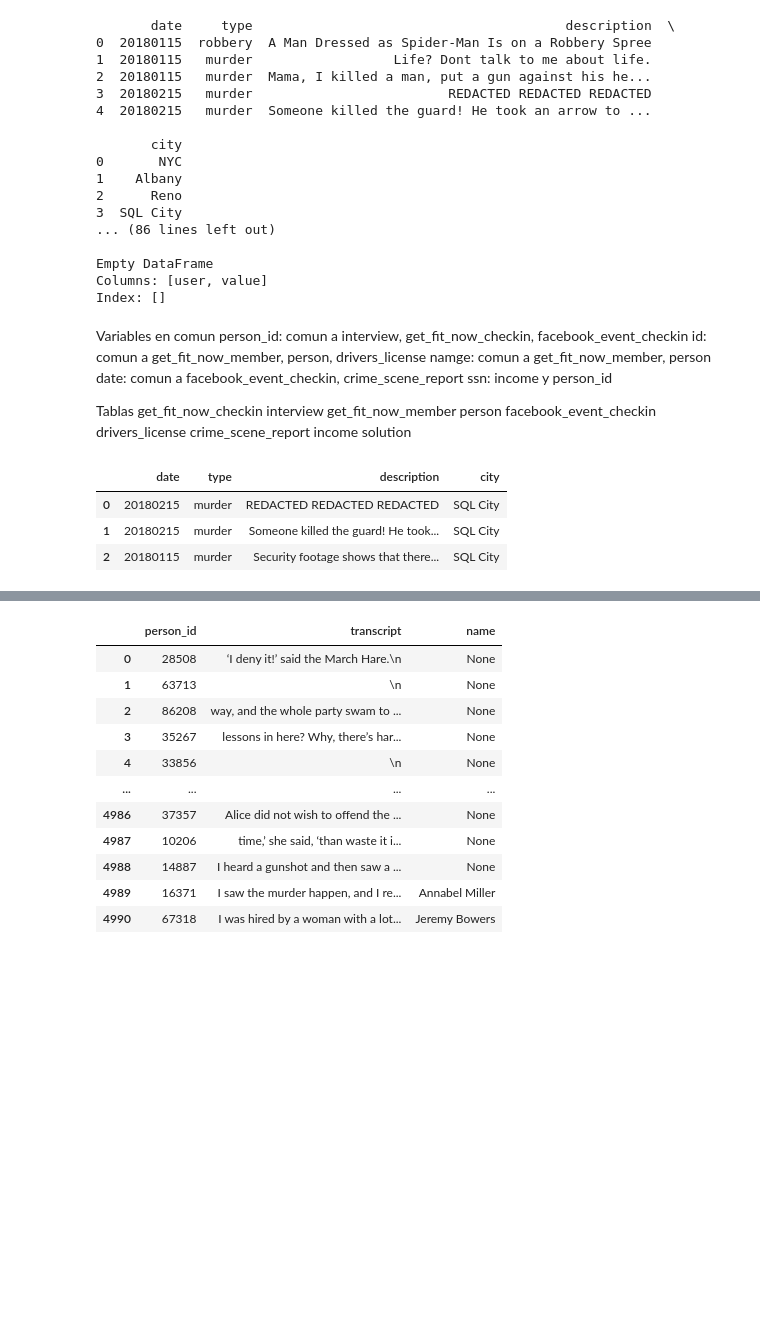
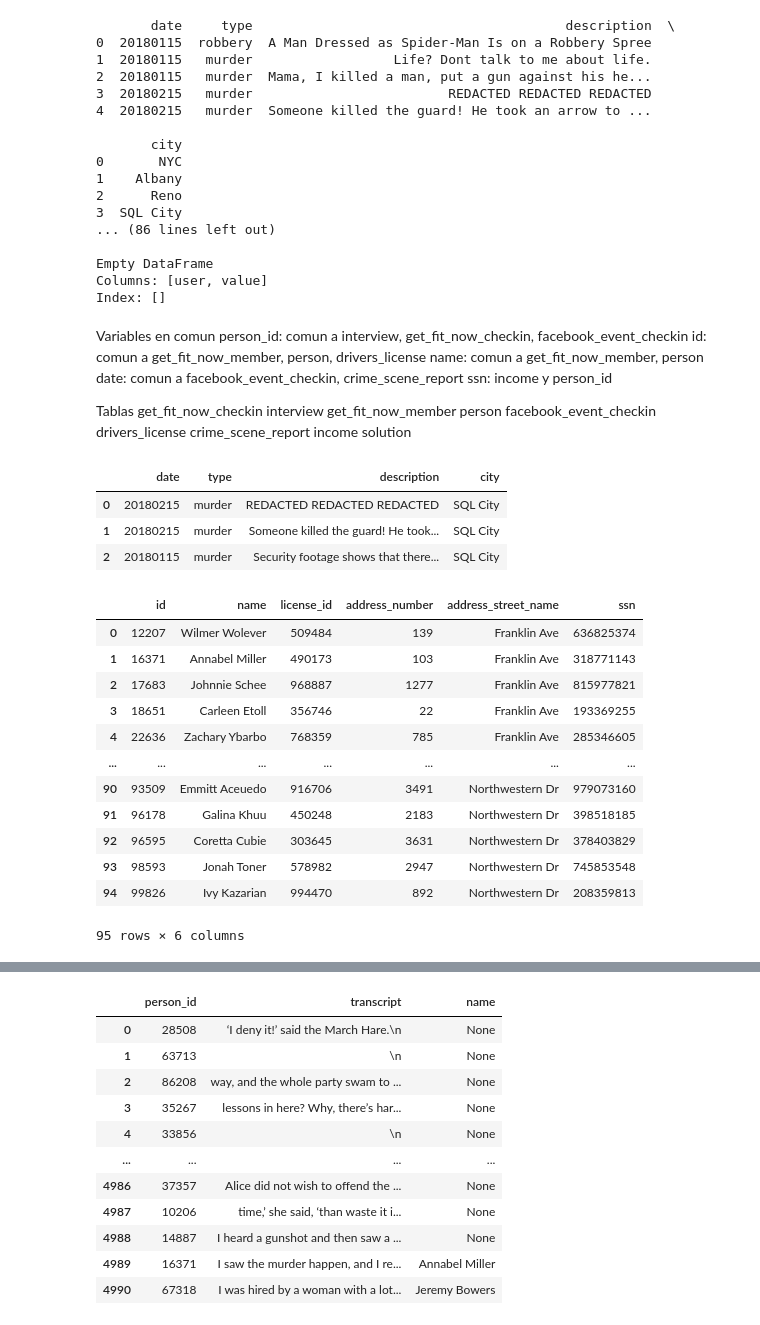
Before and after one commit to BrendzRdgz/TeamChallenge6, a Jupyter notebook: SQL Murder/Parte_I_SQL Game.ipynb, the cells around one changed output, grey strips where cells are left out. Cells and saved outputs as stored; diff of their text form; code cells hidden in the pictures; blank space fills up the shorter version.

```diff
--- a/SQL Murder/Parte_I_SQL Game.ipynb
+++ b/SQL Murder/Parte_I_SQL Game.ipynb
@@ -66,7 +68,7 @@ Index: []
 Variables en comun
 person_id: comun a interview, get_fit_now_checkin, facebook_event_checkin
 id:  comun a get_fit_now_member, person, drivers_license
-namge: comun a get_fit_now_member, person
+name: comun a get_fit_now_member, person
 date: comun a facebook_event_checkin, crime_scene_report
 ssn: income y person_id
 
@@ -99,3 +103,31 @@ df_Crime_scene
 | 0 | 20180215 | murder | REDACTED REDACTED REDACTED | SQL City |
 | 1 | 20180215 | murder | Someone killed the guard! He took... | SQL City |
 | 2 | 20180115 | murder | Security footage shows that there... | SQL City |
+# %%
+# Consultamos Names para identificar los dos testigos.
+consulta_sql = '''
+SELECT *
+FROM person as p
+WHERE address_street_name='Northwestern Dr' or address_street_name='Franklin Ave'
+ORDER BY address_street_name
+'''
+# Ejecutar la consulta
+df_Crime_scene = sql_query(consulta_sql)
+df_Crime_scene
+
+
+#Hallazgo: Annabel Miller es la primera testigo. El seguno testigo aún por descubrir dentro de los candidatos.
+# %% [output]
+|  | id | name | license_id | address_number | address_street_name | ssn |
+| 0 | 12207 | Wilmer Wolever | 509484 | 139 | Franklin Ave | 636825374 |
+| 1 | 16371 | Annabel Miller | 490173 | 103 | Franklin Ave | 318771143 |
+| 2 | 17683 | Johnnie Schee | 968887 | 1277 | Franklin Ave | 815977821 |
+| 3 | 18651 | Carleen Etoll | 356746 | 22 | Franklin Ave | 193369255 |
+| 4 | 22636 | Zachary Ybarbo | 768359 | 785 | Franklin Ave | 285346605 |
+| ... | ... | ... | ... | ... | ... | ... |
+| 90 | 93509 | Emmitt Aceuedo | 916706 | 3491 | Northwestern Dr | 979073160 |
+| 91 | 96178 | Galina Khuu | 450248 | 2183 | Northwestern Dr | 398518185 |
+| 92 | 96595 | Coretta Cubie | 303645 | 3631 | Northwestern Dr | 378403829 |
+| 93 | 98593 | Jonah Toner | 578982 | 2947 | Northwestern Dr | 745853548 |
+| 94 | 99826 | Ivy Kazarian | 994470 | 892 | Northwestern Dr | 208359813 |
+95 rows × 6 columns
```
Also changed, not shown: parts of 6 cells of this notebook.
